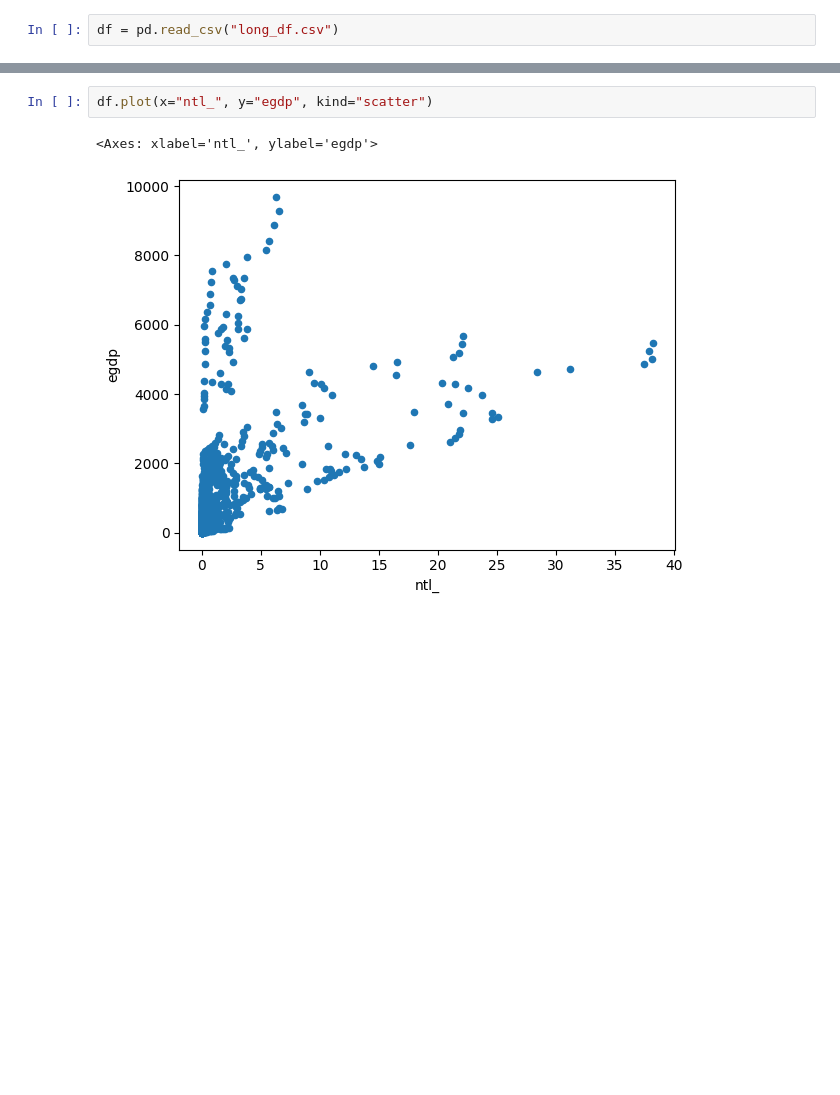
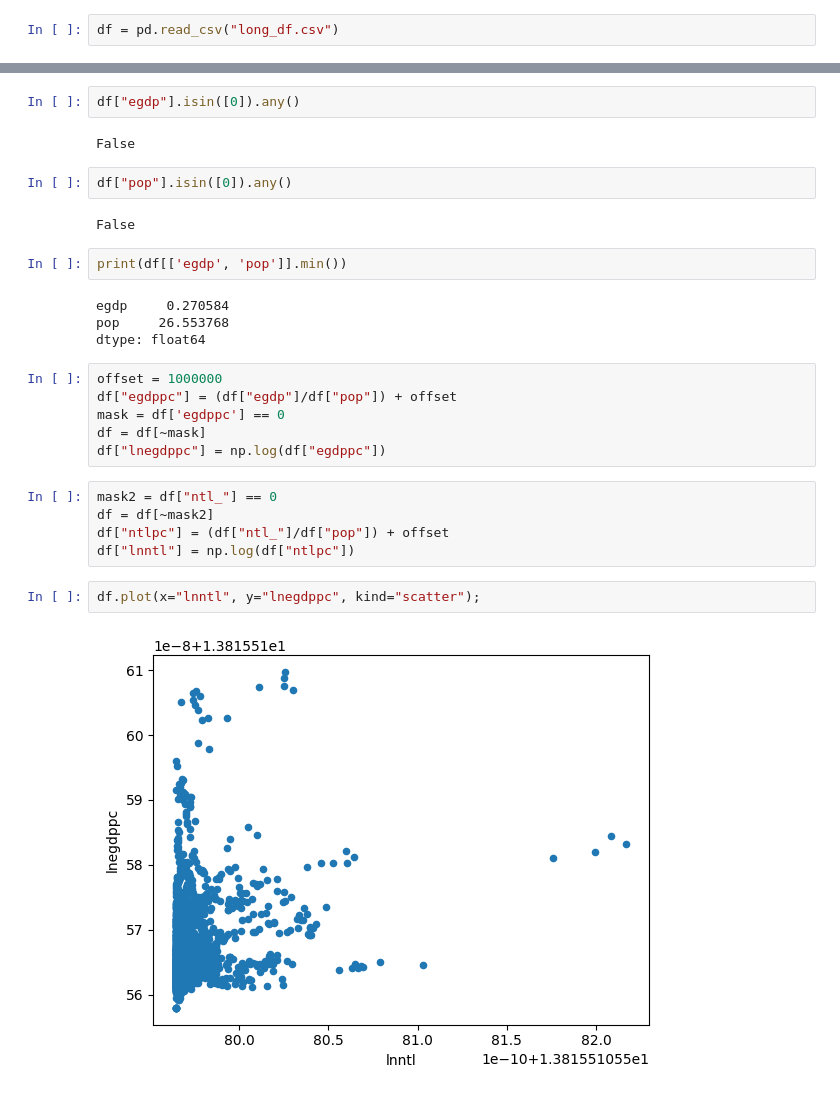
Before and after one commit to HendrixPeralta/research_data, a Jupyter notebook: aggregated _data/municipalities/exploratory_analysis.ipynb, the cells around one changed output, grey strips where cells are left out. Cells and saved outputs as stored; diff of their text form; blank space fills up the shorter version.

Commit message:
Made an scatter plot og ntl and egdp the correlation found is low

```diff
--- a/aggregated _data/municipalities/exploratory_analysis.ipynb
+++ b/aggregated _data/municipalities/exploratory_analysis.ipynb
@@ -16,5 +11,29 @@ Index(['id', 'year', 'shapeName', 'inv', 'ob_f_', 'tec_f_', 'adm_f_', 'ob_m_',
+# %%
+df["egdp"].isin([0]).any()
+# %% [output]
+False
+# %%
+df["pop"].isin([0]).any()
+# %% [output]
+False
+# %%
+print(df[['egdp', 'pop']].min())
+# %% [output]
+egdp     0.270584
+pop     26.553768
+dtype: float64
+# %%
+offset = 1000000
+df["egdppc"] = (df["egdp"]/df["pop"]) + offset
+mask = df['egdppc'] == 0
+df = df[~mask]
+df["lnegdppc"] = np.log(df["egdppc"])
+# %%
+mask2 = df["ntl_"] == 0
+df = df[~mask2]
+df["ntlpc"] = (df["ntl_"]/df["pop"]) + offset
+df["lnntl"] = np.log(df["ntlpc"])
 # %%
-df.plot(x="ntl_", y="egdp", kind="scatter")
+df.plot(x="lnntl", y="lnegdppc", kind="scatter");
 # %% [output]
-<Axes: xlabel='ntl_', ylabel='egdp'>
-[figure, old version]
+[figure, new version]
```
Also changed, not shown: parts of 6 cells of this notebook.
